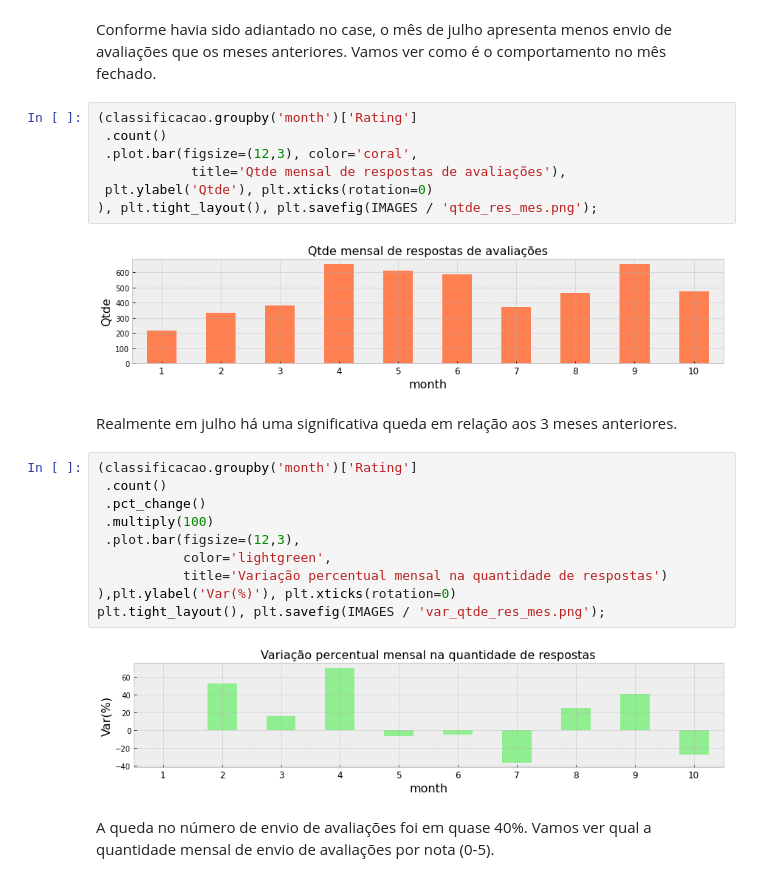
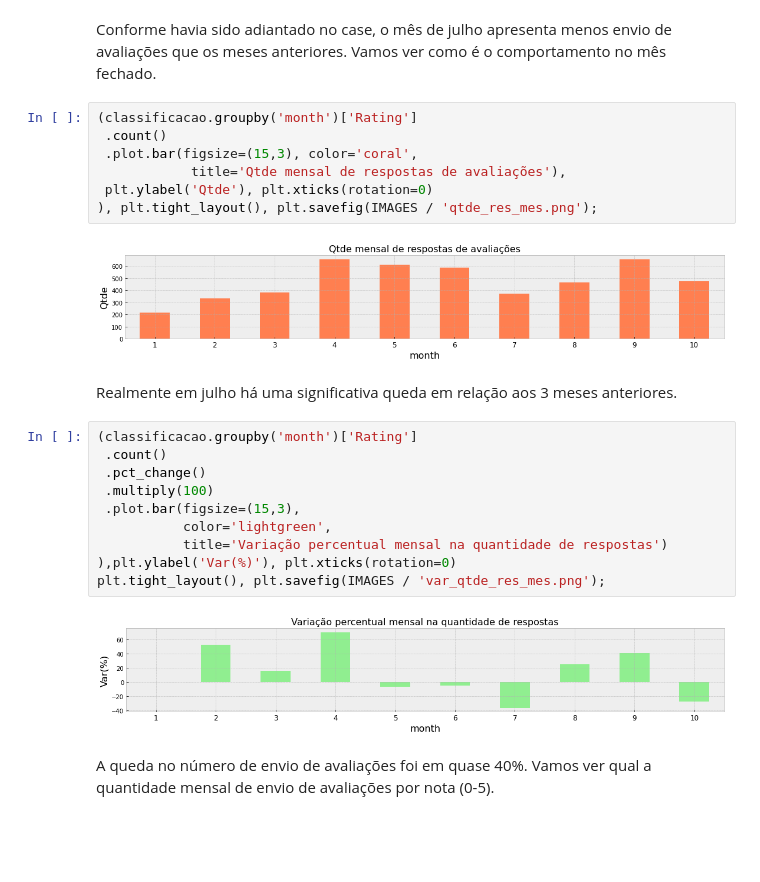
Before and after one commit to japanfelipe/challenge_ze, a Jupyter notebook: desafio I/notebooks/questao1.ipynb, the cells around one changed output. Cells and saved outputs as stored; diff of their text form; blank space fills up the shorter version.

```diff
--- a/desafio I/notebooks/questao1.ipynb
+++ b/desafio I/notebooks/questao1.ipynb
@@ -184,12 +184,12 @@ Conforme havia sido adiantado no case, o mês de julho apresenta menos envio de
 # %%
 (classificacao.groupby('month')['Rating']
  .count()
- .plot.bar(figsize=(12,3), color='coral',
+ .plot.bar(figsize=(15,3), color='coral',
             title='Qtde mensal de respostas de avaliações'),
  plt.ylabel('Qtde'), plt.xticks(rotation=0)
 ), plt.tight_layout(), plt.savefig(IMAGES / 'qtde_res_mes.png');
 # %% [output]
-[figure, old version]
+[figure, new version]
 # %% [markdown]
 Realmente em julho há uma significativa queda em relação aos 3 meses anteriores.
 # %%
@@ -197,13 +197,13 @@ Realmente em julho há uma significativa queda em relação aos 3 meses anterior
  .count()
  .pct_change()
  .multiply(100)
- .plot.bar(figsize=(12,3),
+ .plot.bar(figsize=(15,3),
            color='lightgreen',
            title='Variação percentual mensal na quantidade de respostas')
 ),plt.ylabel('Var(%)'), plt.xticks(rotation=0)
 plt.tight_layout(), plt.savefig(IMAGES / 'var_qtde_res_mes.png');
 # %% [output]
-[figure, old version]
+[figure, new version]
 # %% [markdown]
 A queda no número de envio de avaliações foi em quase 40%. Vamos ver qual a quantidade mensal de envio de avaliações por nota (0-5).
 # %%
```
Also changed, not shown: parts of 16 cells of this notebook, 9 other files.
